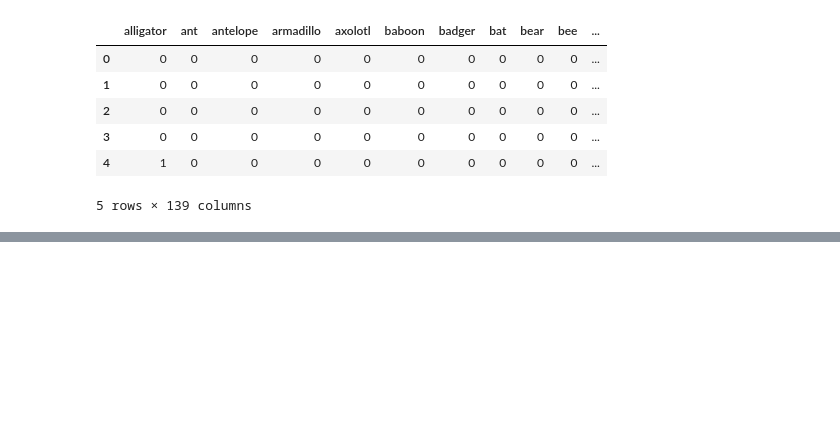
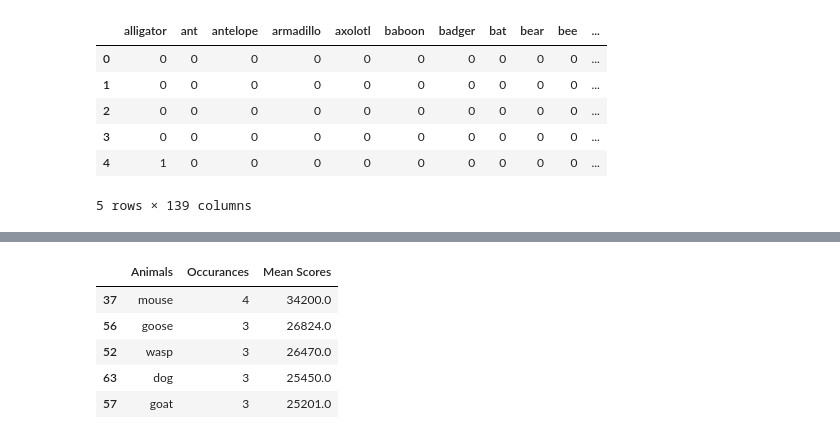
Before and after one commit to jayleww/SubReds, a Jupyter notebook: Subreddit Title Investigation.ipynb, the cells around one changed output, grey strips where cells are left out. Cells and saved outputs as stored; diff of their text form; code cells hidden in the pictures; blank space fills up the shorter version.

```diff
--- a/Subreddit Title Investigation.ipynb
+++ b/Subreddit Title Investigation.ipynb
@@ -106,0 +126,15 @@ plt.title('Animal Occurances in Top 1000 Posts - NatureIs...Lit')
+# %%
+#Make a new sortable dataframe for the mean scores and animal names
+animalsAndScores = pd.DataFrame()
+animalsAndScores['Animals'] = names
+animalsAndScores['Occurances'] = counts
+animalsAndScores['Mean Scores'] = meanScores
+animalsAndScores.sort_values(by='Mean Scores', ascending=False, inplace=True)
+animalsAndScores.head()
+# %% [output]
+|  | Animals | Occurances | Mean Scores |
+| 37 | mouse | 4 | 34200.0 |
+| 56 | goose | 3 | 26824.0 |
+| 52 | wasp | 3 | 26470.0 |
+| 63 | dog | 3 | 25450.0 |
+| 57 | goat | 3 | 25201.0 |
```
Also changed, not shown: parts of 5 cells of this notebook.
